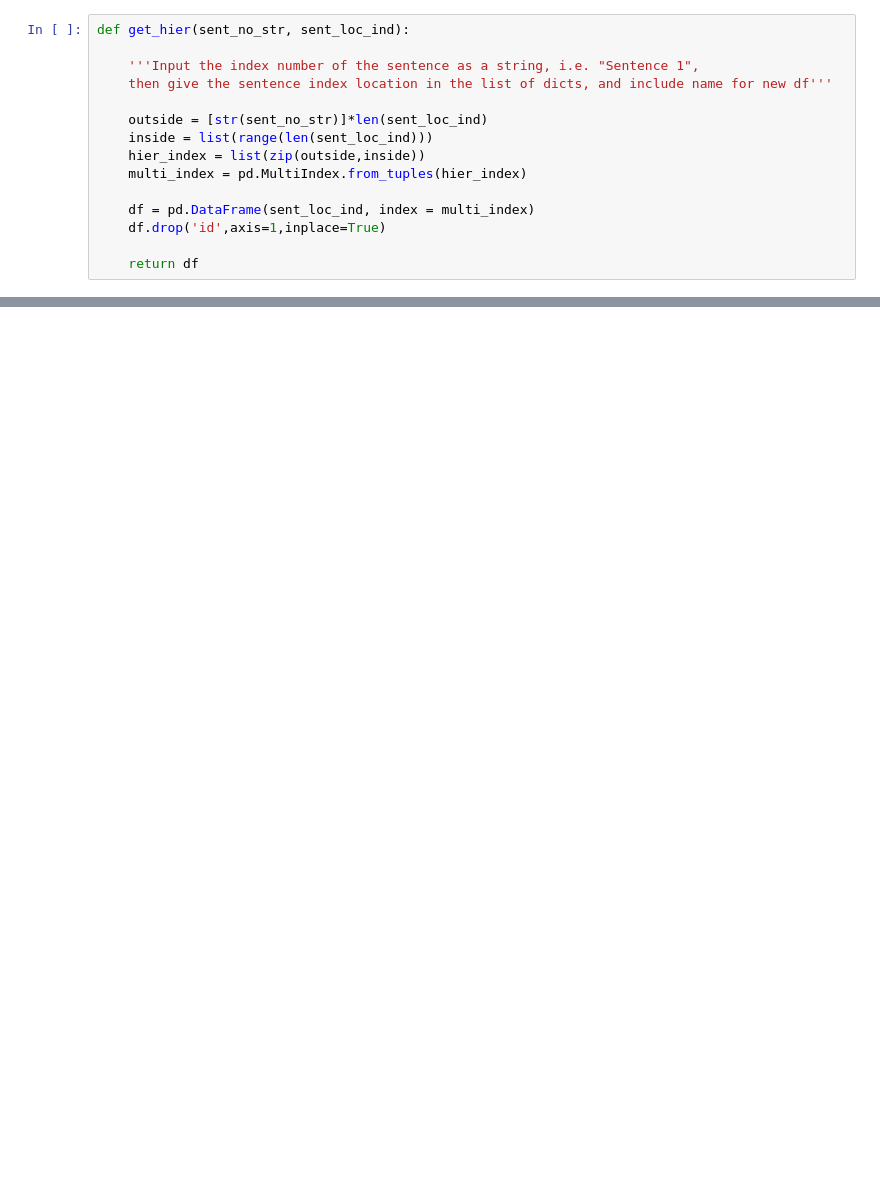
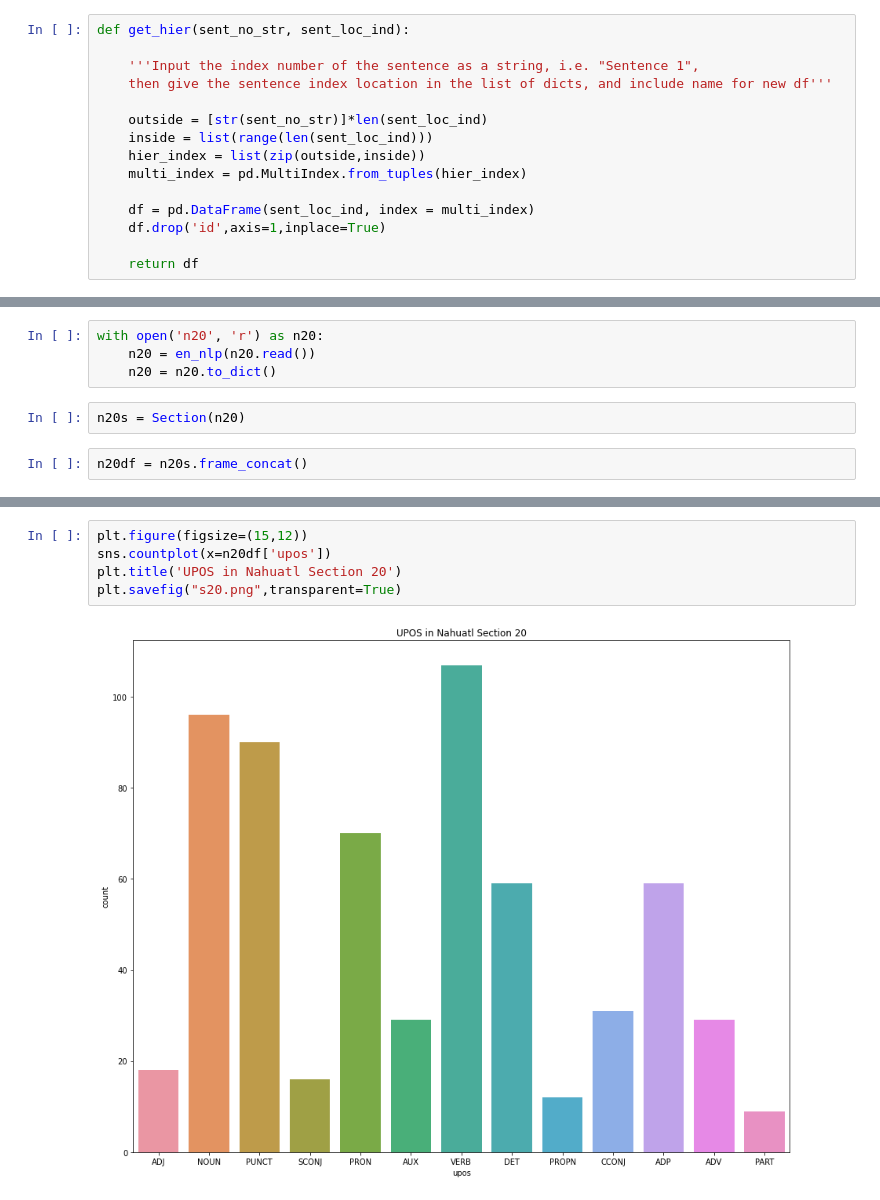
Before and after one commit to ethandmd/flodex, a Jupyter notebook: flodex.ipynb, the cells around one changed output, grey strips where cells are left out. Saved outputs shown, nothing was run; the diff lists cells and outputs as text; blank space fills up the shorter version.

```diff
--- a/flodex.ipynb
+++ b/flodex.ipynb
@@ -110,0 +140,8 @@ import matplotlib.pyplot as plt
+# %%
+with open('n20', 'r') as n20:
+    n20 = en_nlp(n20.read())
+    n20 = n20.to_dict()
+# %%
+n20s = Section(n20)
+# %%
+n20df = n20s.frame_concat()
@@ -110,0 +192,7 @@ import matplotlib.pyplot as plt
+# %%
+plt.figure(figsize=(15,12))
+sns.countplot(x=n20df['upos'])
+plt.title('UPOS in Nahuatl Section 20')
+plt.savefig("s20.png",transparent=True)
+# %% [output]
+[figure, added]
```
Also changed, not shown: parts of 50 cells of this notebook.
